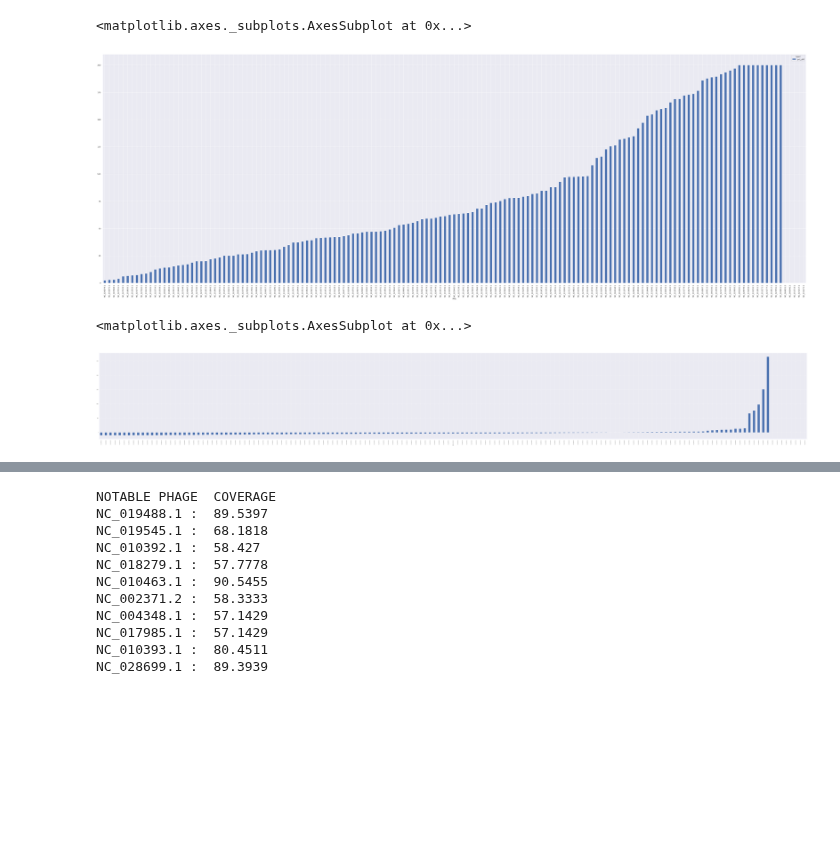
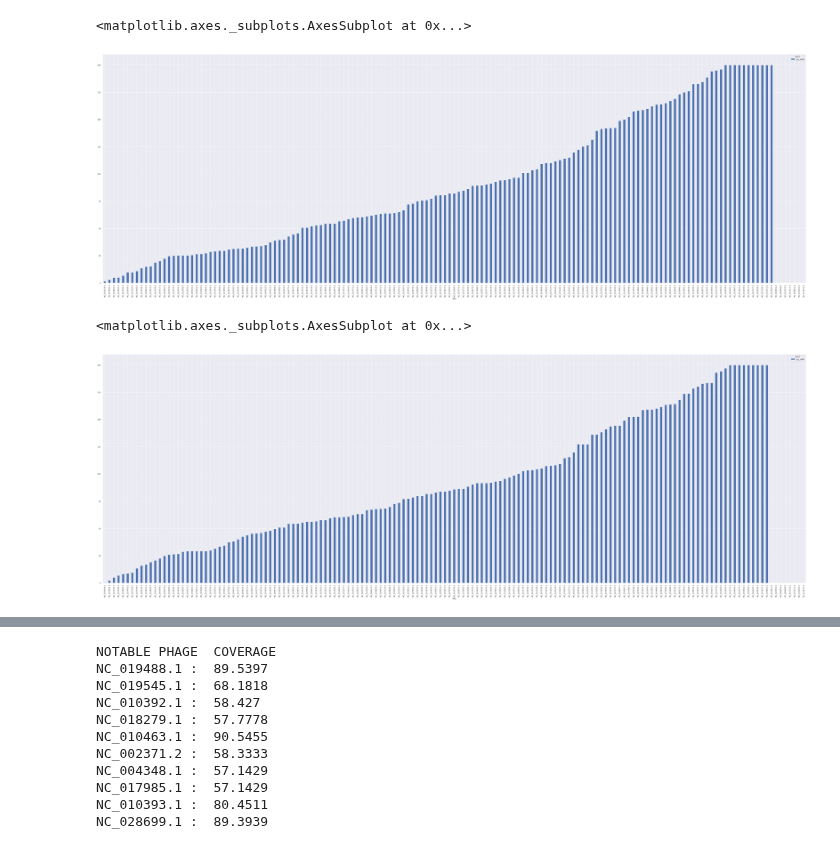
Before and after one commit to NCBI-Hackathons/Salphagome, a Jupyter notebook: salphagome.ipynb, the cells around one changed output, grey strips where cells are left out. Drawn from its saved outputs; the diff is of its cells as text; code cells hidden in the pictures; blank space fills up the shorter version.

```diff
--- a/salphagome.ipynb
+++ b/salphagome.ipynb
@@ -246,8 +314,11 @@ pivoted['pct_diff'] = pivoted.apply(percent_diff,axis=1)
+# %%
+pivoted['pct_diffa'] = pivoted.apply(percent_diffa,axis=1)
+pivoted['pct_diffb'] = pivoted.apply(percent_diffb,axis=1)
+pivoted['pct_diffc'] = pivoted.apply(percent_diffc,axis=1)
 # %%
-pivoted = pivoted.sort_values('pct_diff')
+pivoted = pivoted.sort_values('pct_diffa')
 
-
-pivoted[['pct_diff']].plot(kind='bar', figsize =(75,25))
+pivoted[['pct_diffa']].plot(kind='bar', figsize =(75,25))
 # %% [output]
 <matplotlib.axes._subplots.AxesSubplot at 0x...>
-[figure, old version]
+[figure, new version]
@@ -262,9 +325,7 @@ def pct_change(df):
-# %%
-pivoted['pct_change'] = pivoted.apply(pct_change, axis=1)
-# %%
-pivoted = pivoted.sort_values('pct_change')
 # %%
-pivoted['pct_change'].plot(kind='bar', figsize =(200,25))
+pivoted = pivoted.sort_values('pct_diffb')
+
+pivoted[['pct_diffb']].plot(kind='bar', figsize =(75,25))
 # %% [output]
 <matplotlib.axes._subplots.AxesSubplot at 0x...>
-[figure, old version]
+[figure, new version]
```
Also changed, not shown: parts of 22 cells of this notebook.
